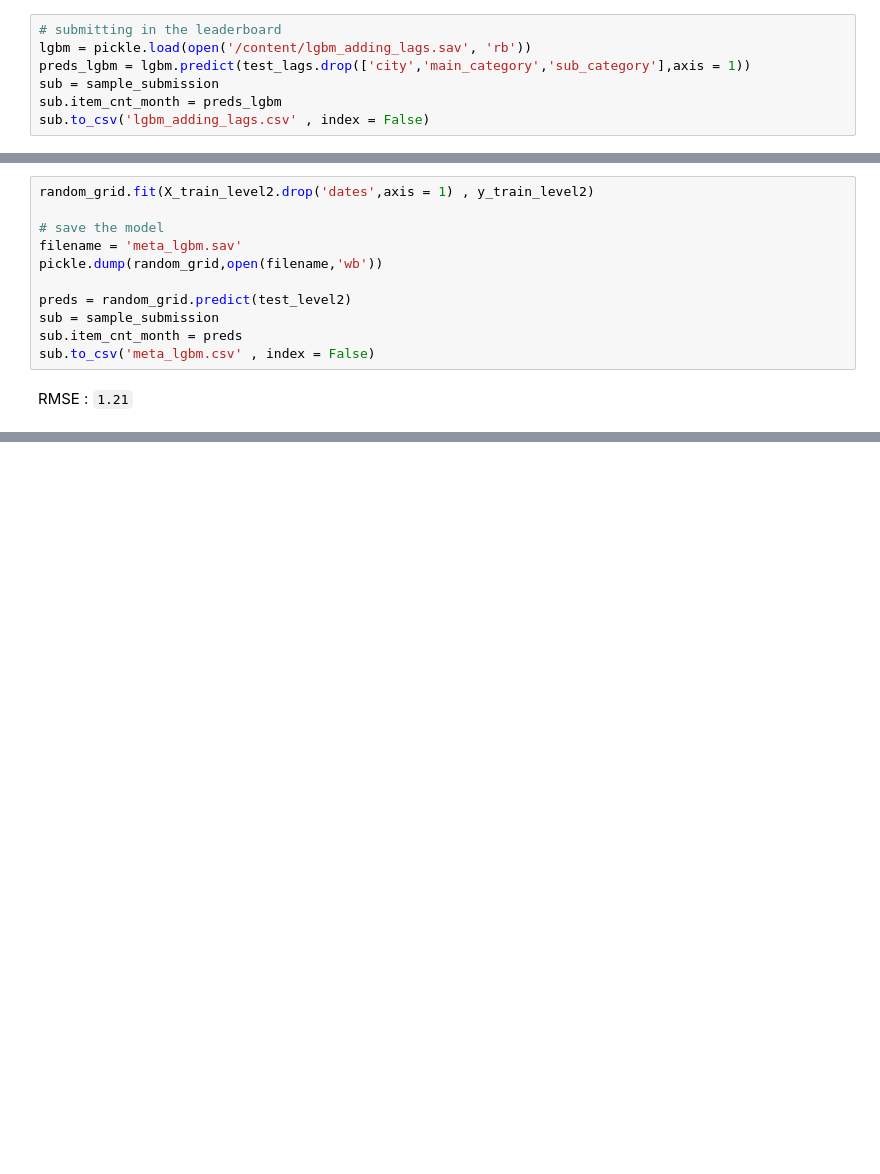
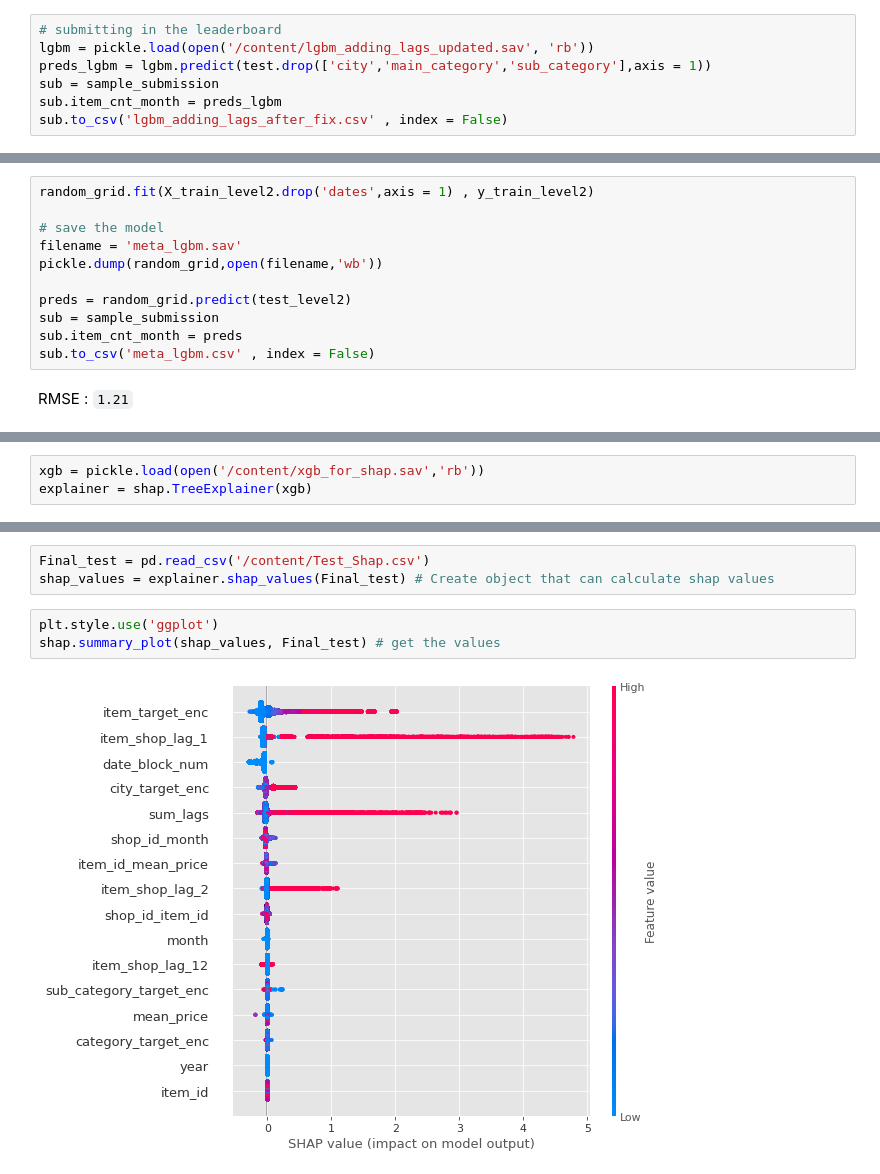
Before and after one commit to mohiiieldin/Predict-Future-Sales-Competition-on-Kaggle-Python-, a Jupyter notebook: Predict_Future_Sales.ipynb, the cells around one changed output, grey strips where cells are left out. Saved outputs shown, nothing was run; the diff lists cells and outputs as text; blank space fills up the shorter version.

```diff
--- a/Predict_Future_Sales.ipynb
+++ b/Predict_Future_Sales.ipynb
@@ -1128,11 +1127,11 @@ file_name = 'lgbm_adding_lags.sav'
 pickle.dump(lgbm , open(file_name, 'wb'))
 # %%
 # submitting in the leaderboard
-lgbm = pickle.load(open('/content/lgbm_adding_lags.sav', 'rb'))
-preds_lgbm = lgbm.predict(test_lags.drop(['city','main_category','sub_category'],axis = 1))
+lgbm = pickle.load(open('/content/lgbm_adding_lags_updated.sav', 'rb'))
+preds_lgbm = lgbm.predict(test.drop(['city','main_category','sub_category'],axis = 1))
 sub = sample_submission
 sub.item_cnt_month = preds_lgbm
-sub.to_csv('lgbm_adding_lags.csv' , index = False)
+sub.to_csv('lgbm_adding_lags_after_fix.csv' , index = False)
 # %%
 # plot importance
 plt.style.use('ggplot')
@@ -1648,0 +1677,3 @@ RMSE : `1.21`
+# %%
+xgb = pickle.load(open('/content/xgb_for_shap.sav','rb'))
+explainer = shap.TreeExplainer(xgb)
@@ -1648,0 +1683,8 @@ RMSE : `1.21`
+# %%
+Final_test = pd.read_csv('/content/Test_Shap.csv')
+shap_values = explainer.shap_values(Final_test) # Create object that can calculate shap values
+# %%
+plt.style.use('ggplot')
+shap.summary_plot(shap_values, Final_test) # get the values
+# %% [output]
+[figure, added]
```
Also changed, not shown: parts of 17 cells of this notebook.
